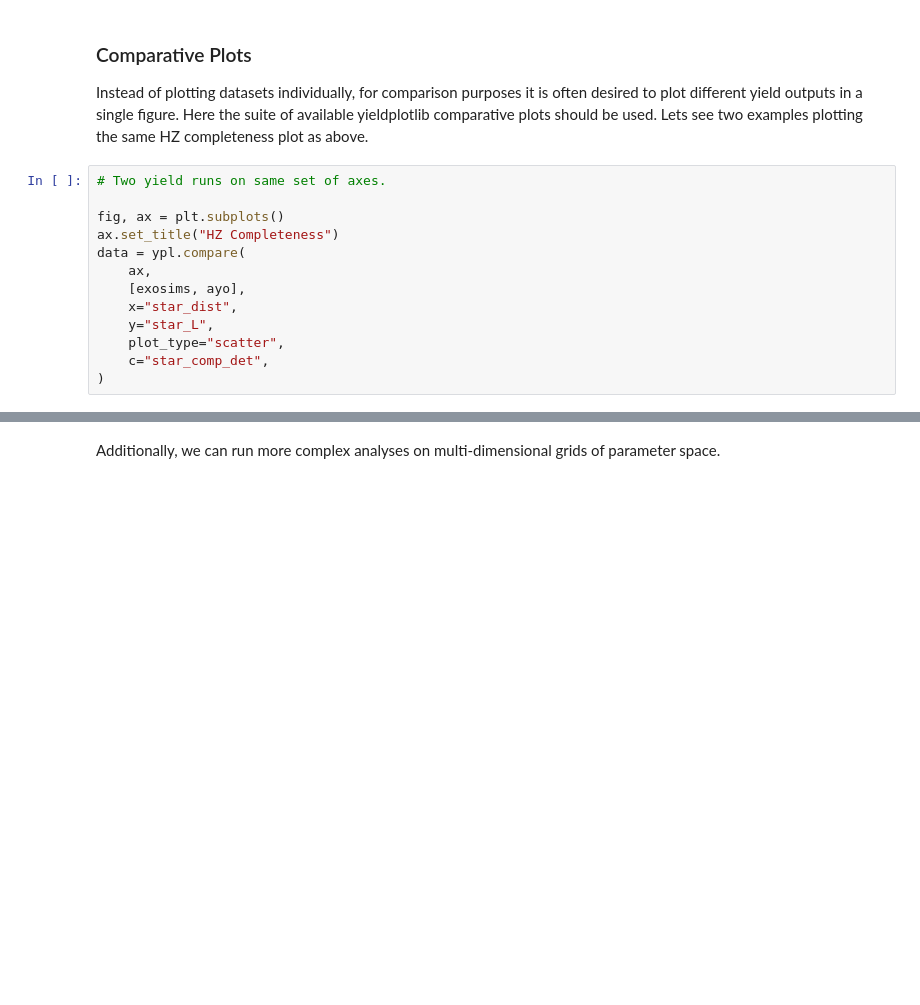
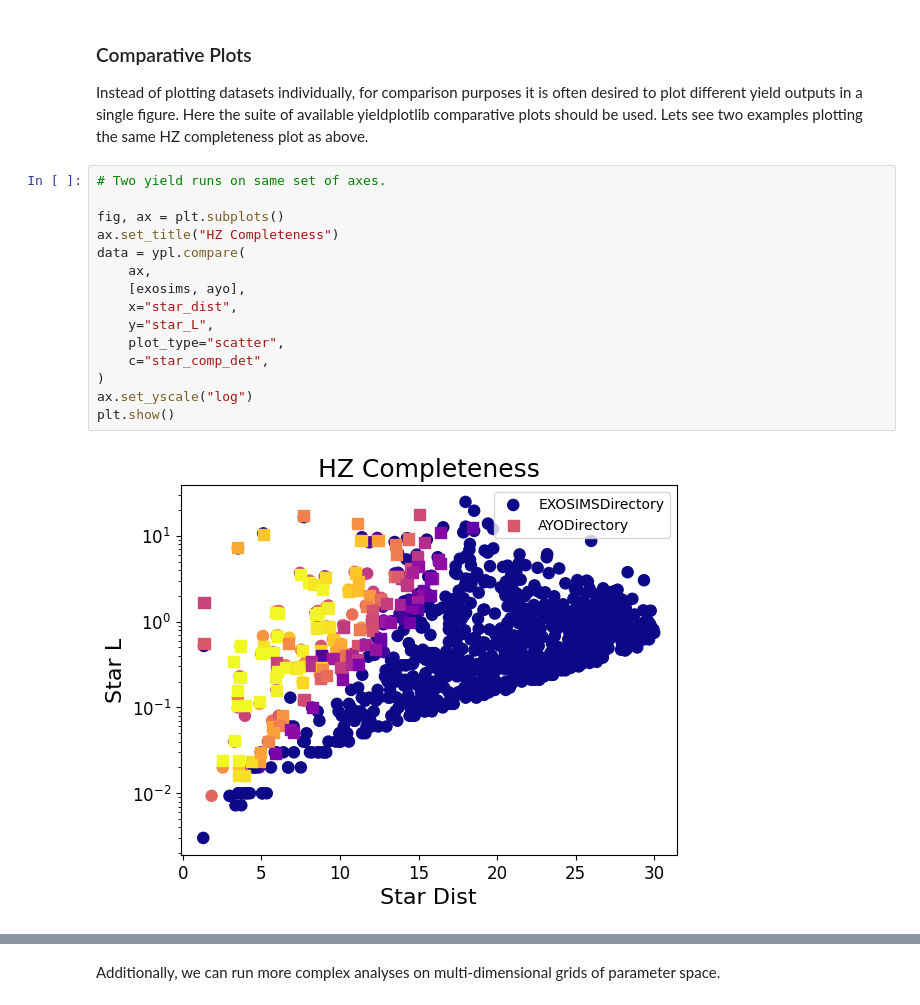
Before and after one commit to HWO-Yield-Visualizations/yieldplotlib, a Jupyter notebook: docs/tutorials/yieldplotlib_tutorial.ipynb, the cells around one changed output, grey strips where cells are left out. Cells and saved outputs as stored; diff of their text form; blank space fills up the shorter version.

```diff
--- a/docs/tutorials/yieldplotlib_tutorial.ipynb
+++ b/docs/tutorials/yieldplotlib_tutorial.ipynb
@@ -97,16 +137,20 @@ Instead of plotting datasets individually, for comparison purposes it is often d
 # %%
 # Two yield runs on same set of axes.
 
 fig, ax = plt.subplots()
 ax.set_title("HZ Completeness")
 data = ypl.compare(
     ax,
     [exosims, ayo],
     x="star_dist",
     y="star_L",
     plot_type="scatter",
     c="star_comp_det",
 )
+ax.set_yscale("log")
+plt.show()
+# %% [output]
+[figure, added]
 # %%
 # Two yield runs on different sets of axes.
 
```
Also changed, not shown: parts of 13 cells of this notebook.
